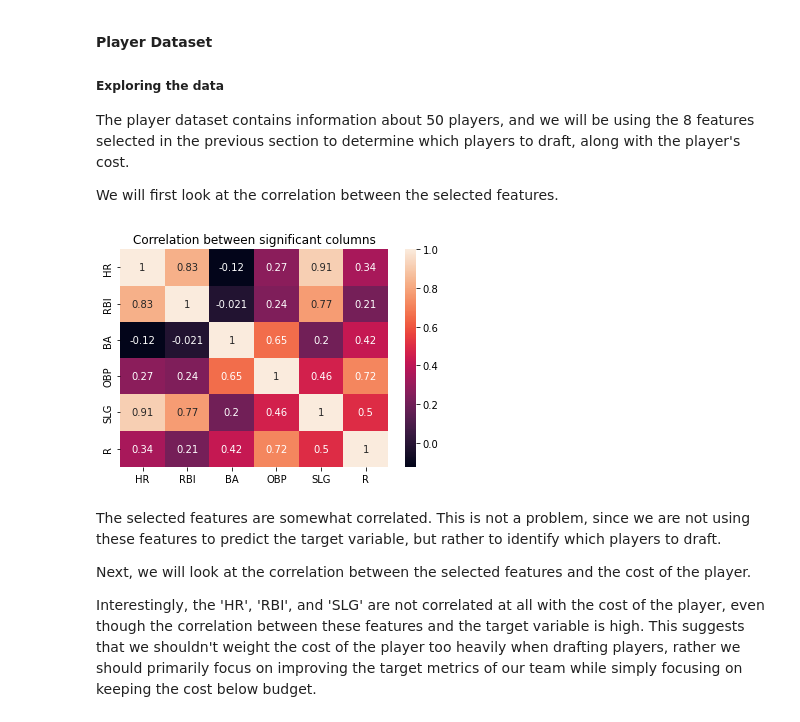
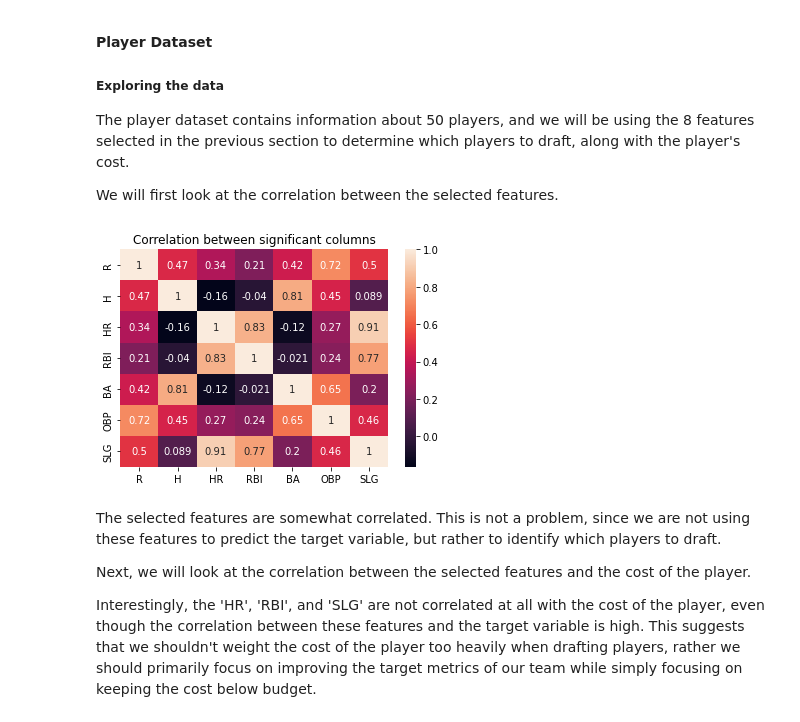
Before and after one commit to franklin-glance/baseball_case, a Jupyter notebook: baseball_writeup_withcode.ipynb, the cells around one changed output. Cells and saved outputs as stored; diff of their text form; code cells hidden in the pictures.

Commit message:
some charts

```diff
--- a/baseball_writeup_withcode.ipynb
+++ b/baseball_writeup_withcode.ipynb
@@ -41,7 +41,7 @@ pitching_df.drop('R', axis=1, inplace=True)
 
 
 hitting_df.set_index('TEAM', inplace=True)
-hitting_df.rename(columns={'R':'R_hitting'}, inplace=True)
+# hitting_df.rename(columns={'R':'R_hitting'}, inplace=True)
 
 # merge hitting and pitching data
 team_df = pd.merge(hitting_df, pitching_df, left_index=True, right_index=True)
@@ -51,7 +51,7 @@ team_df.drop('Team #', axis=1, inplace=True)
 keep_cols = set(player_df.columns).intersection(set(team_df.columns))
 keep_cols.add('TEAM')
 keep_cols.add('R_hitting')
-keep_cols.add('R_pitching')
+# keep_cols.add('R_pitching')
 
 
 col_descriptions = {
@@ -167,7 +167,7 @@ A threshold of 0.25 results in 8 features being selected:
 # %%
 # eliminating variables with low correlation
 significant_cols = []
-corr_tolerance = 0.25
+corr_tolerance = 0.2
 
 for i in team_df.columns:
     correlation = team_df['W'].corr(team_df[i])
@@ -178,12 +178,10 @@ for i in team_df.columns:
     # highlight the data point associated with Seattle
     data.plot.scatter(x=i, y='W', ylim=(0,100));
     plt.scatter(team_df.loc['Seattle'][i], team_df.loc['Seattle']['W'], color='red')
-    # label the plot
     plt.title('Wins vs ' + col_descriptions[i] + f' ({i})' + ' Corr: ' + str(round(team_df['W'].corr(team_df[i]), 2)))
     plt.xlabel(col_descriptions[i] + f' ({i})')
     significant_cols.append(i)
     plt.ylabel('Wins')
 
-# results in 8 variables
 print(f'Significant Columns (corr > {corr_tolerance}): ', significant_cols)
 # %% [output]
@@ -215,15 +214,15 @@ We will first look at the correlation between the selected features.
 # %%
 # plot the correlation between significant columns in the player_df
 cols2 = significant_cols.copy()
-cols2.remove('R_hitting')
-cols2.append('R')
+# cols2.remove('R_hitting')
+# cols2.append('R')
 
 corr = player_df[cols2].corr()
 sns.heatmap(corr, annot=True)
 plt.title('Correlation between significant columns')
 plt.show()
 # %% [output]
-[figure, old version]
+[figure, new version]
 # %% [markdown]
 The selected features are somewhat correlated. This is not a problem, since we are not using these features to predict the target variable, but rather to identify which players to draft.
 
```
Also changed, not shown: parts of 8 cells of this notebook, 1 other file.
